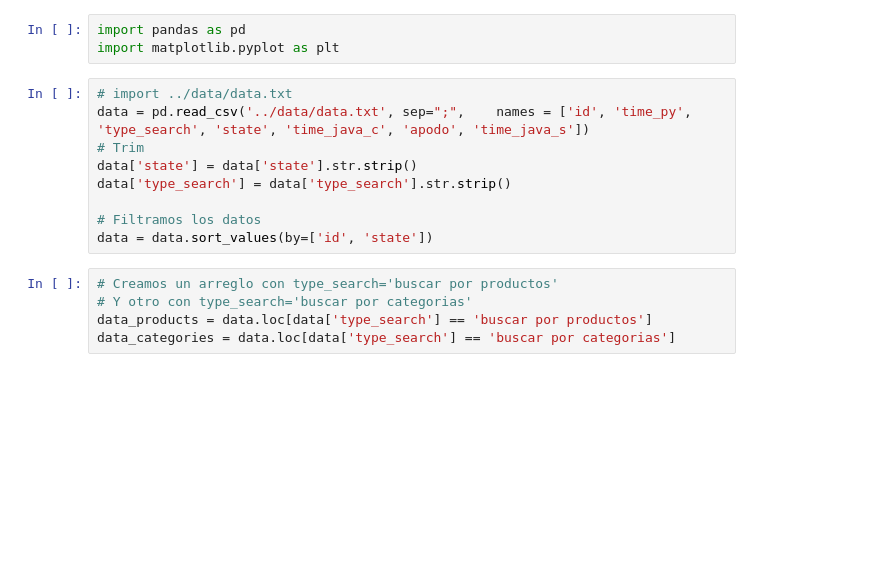
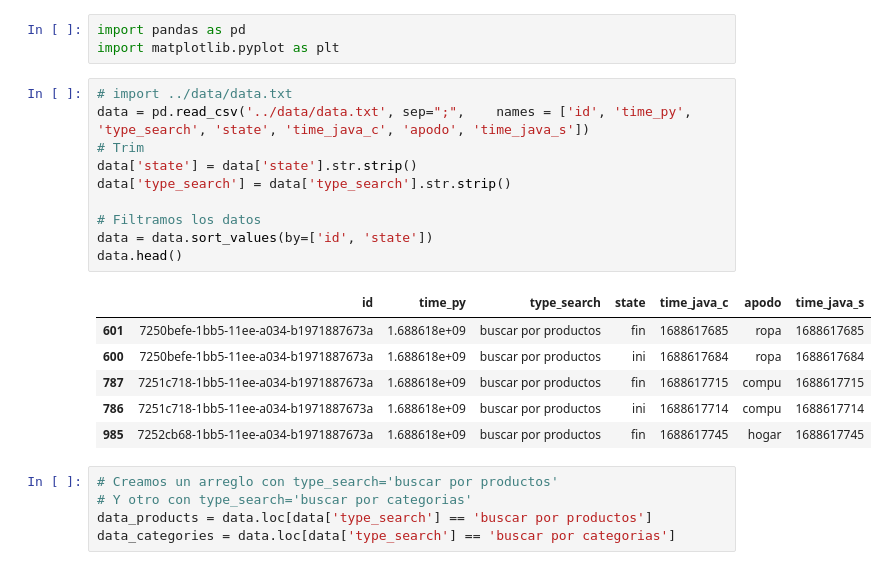
Before and after one commit to alexbgh1/INFO288, a Jupyter notebook: P3/Problema_1/centralized_log/appServer/analizer/analizer.ipynb, the cells around one changed output. Saved outputs shown, nothing was run; the diff lists cells and outputs as text; blank space fills up the shorter version.

```diff
--- a/P3/Problema_1/centralized_log/appServer/analizer/analizer.ipynb
+++ b/P3/Problema_1/centralized_log/appServer/analizer/analizer.ipynb
@@ -4,12 +4,20 @@ import matplotlib.pyplot as plt
 # %%
 # import ../data/data.txt
 data = pd.read_csv('../data/data.txt', sep=";",    names = ['id', 'time_py', 'type_search', 'state', 'time_java_c', 'apodo', 'time_java_s'])
 # Trim
 data['state'] = data['state'].str.strip()
 data['type_search'] = data['type_search'].str.strip()
 
 # Filtramos los datos
 data = data.sort_values(by=['id', 'state'])
+data.head()
+# %% [output]
+|  | id | time_py | type_search | state | time_java_c | apodo | time_java_s |
+| 601 | 7250befe-1bb5-11ee-a034-b1971887673a | 1.688618e+09 | buscar por productos | fin | 1688617685 | ropa | 1688617685 |
+| 600 | 7250befe-1bb5-11ee-a034-b1971887673a | 1.688618e+09 | buscar por productos | ini | 1688617684 | ropa | 1688617684 |
+| 787 | 7251c718-1bb5-11ee-a034-b1971887673a | 1.688618e+09 | buscar por productos | fin | 1688617715 | compu | 1688617715 |
+| 786 | 7251c718-1bb5-11ee-a034-b1971887673a | 1.688618e+09 | buscar por productos | ini | 1688617714 | compu | 1688617714 |
+| 985 | 7252cb68-1bb5-11ee-a034-b1971887673a | 1.688618e+09 | buscar por productos | fin | 1688617745 | hogar | 1688617745 |
 # %%
 # Creamos un arreglo con type_search='buscar por productos'
 # Y otro con type_search='buscar por categorias'
```
Also changed, not shown: 13 other files.
